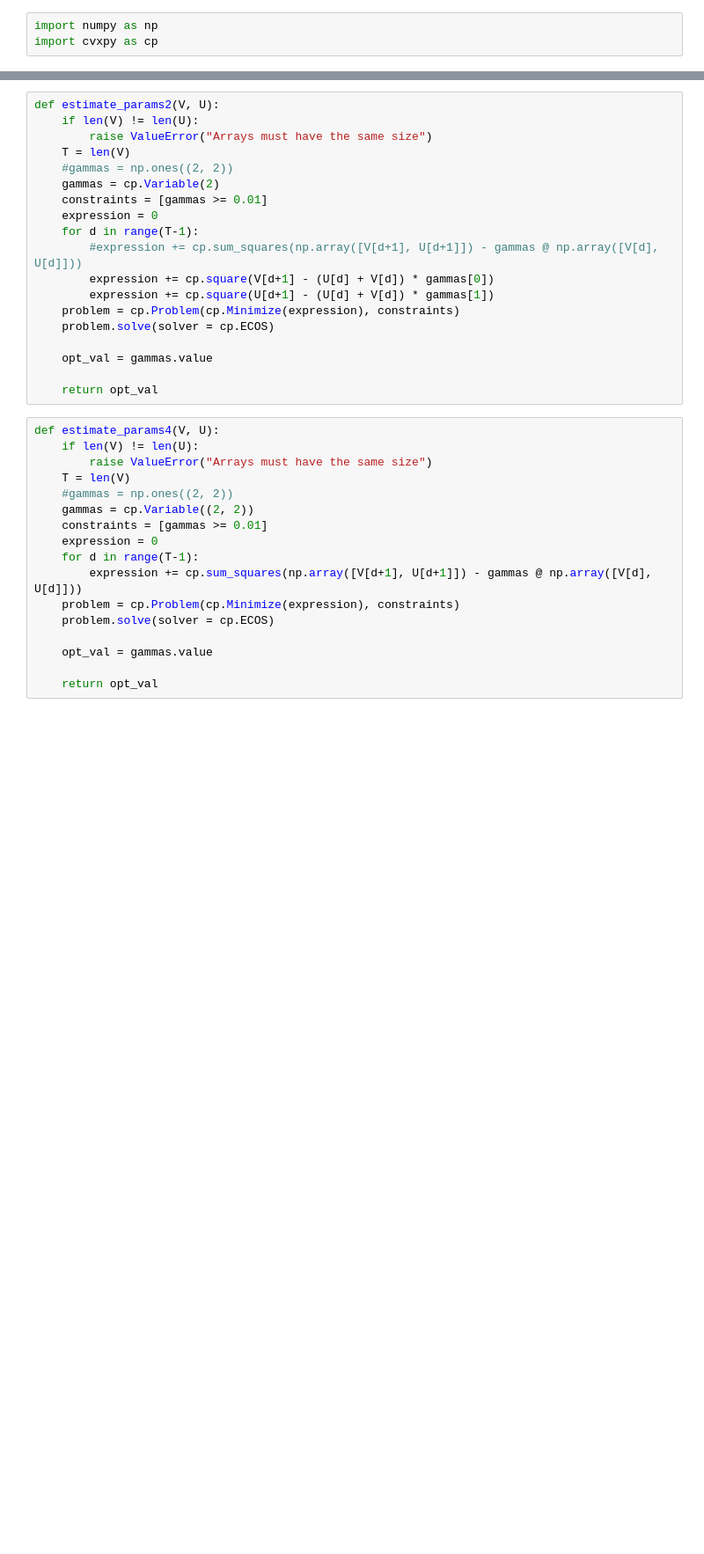
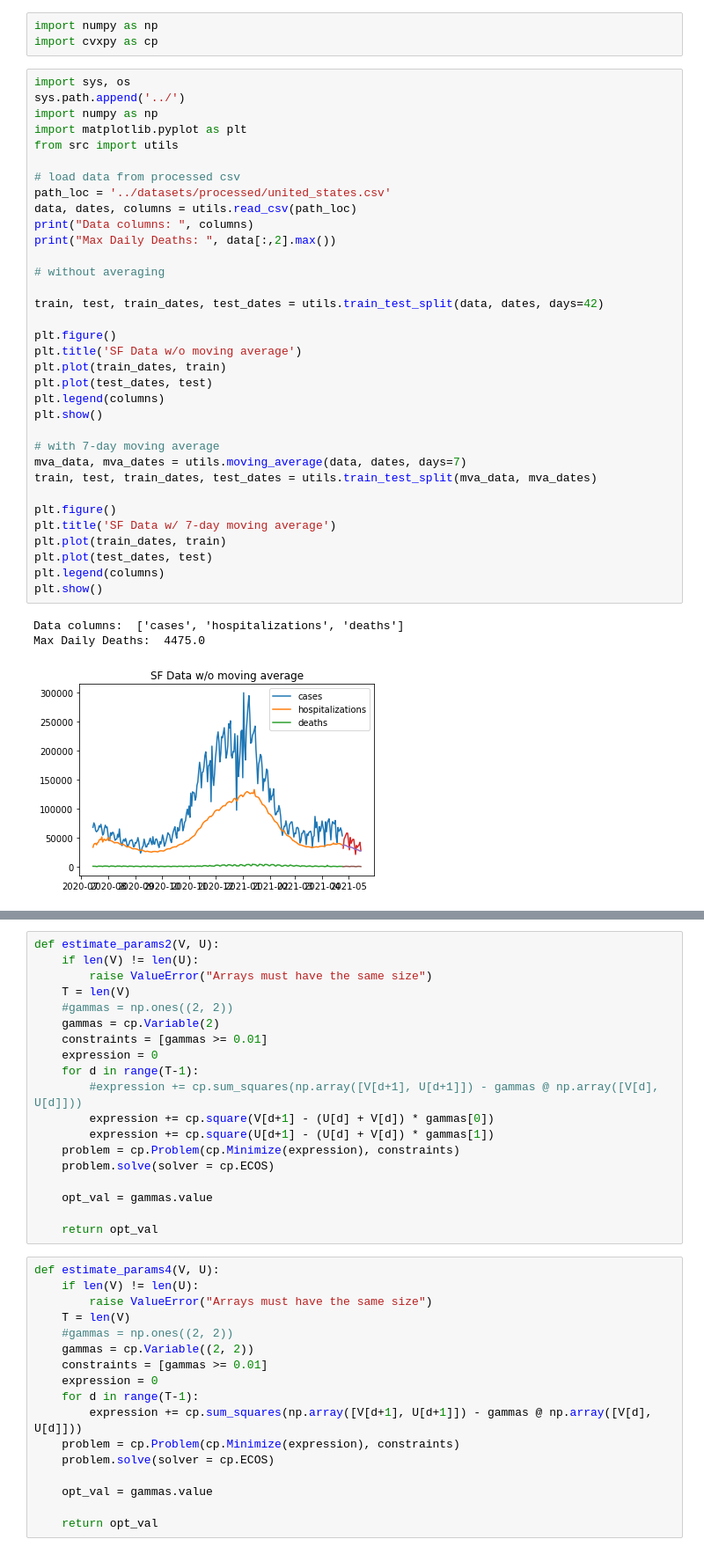
Before and after one commit to jamgochiana/CovidModeling, a Jupyter notebook: experiments/estimators.ipynb, the cells around one changed output, grey strips where cells are left out. Shown at 88% size. Drawn from its saved outputs; the diff is of its cells as text; blank space fills up the shorter version.

```diff
--- a/experiments/estimators.ipynb
+++ b/experiments/estimators.ipynb
@@ -1,3 +1,41 @@
 # %%
 import numpy as np
 import cvxpy as cp
+# %%
+import sys, os
+sys.path.append('../')
+import numpy as np
+import matplotlib.pyplot as plt
+from src import utils
+
+# load data from processed csv
+path_loc = '../datasets/processed/united_states.csv'
+data, dates, columns = utils.read_csv(path_loc)
+print("Data columns: ", columns)
+print("Max Daily Deaths: ", data[:,2].max())
+
+# without averaging
+
+train, test, train_dates, test_dates = utils.train_test_split(data, dates, days=42)
+
+plt.figure()
+plt.title('SF Data w/o moving average')
+plt.plot(train_dates, train)
+plt.plot(test_dates, test)
+plt.legend(columns)
+plt.show()
+
+# with 7-day moving average
+mva_data, mva_dates = utils.moving_average(data, dates, days=7)
+train, test, train_dates, test_dates = utils.train_test_split(mva_data, mva_dates)
+
+plt.figure()
+plt.title('SF Data w/ 7-day moving average')
+plt.plot(train_dates, train)
+plt.plot(test_dates, test)
+plt.legend(columns)
+plt.show()
+# %% [output]
+Data columns:  ['cases', 'hospitalizations', 'deaths']
+Max Daily Deaths:  4475.0
+[figure, added]
```
Also changed, not shown: parts of 8 cells of this notebook.
